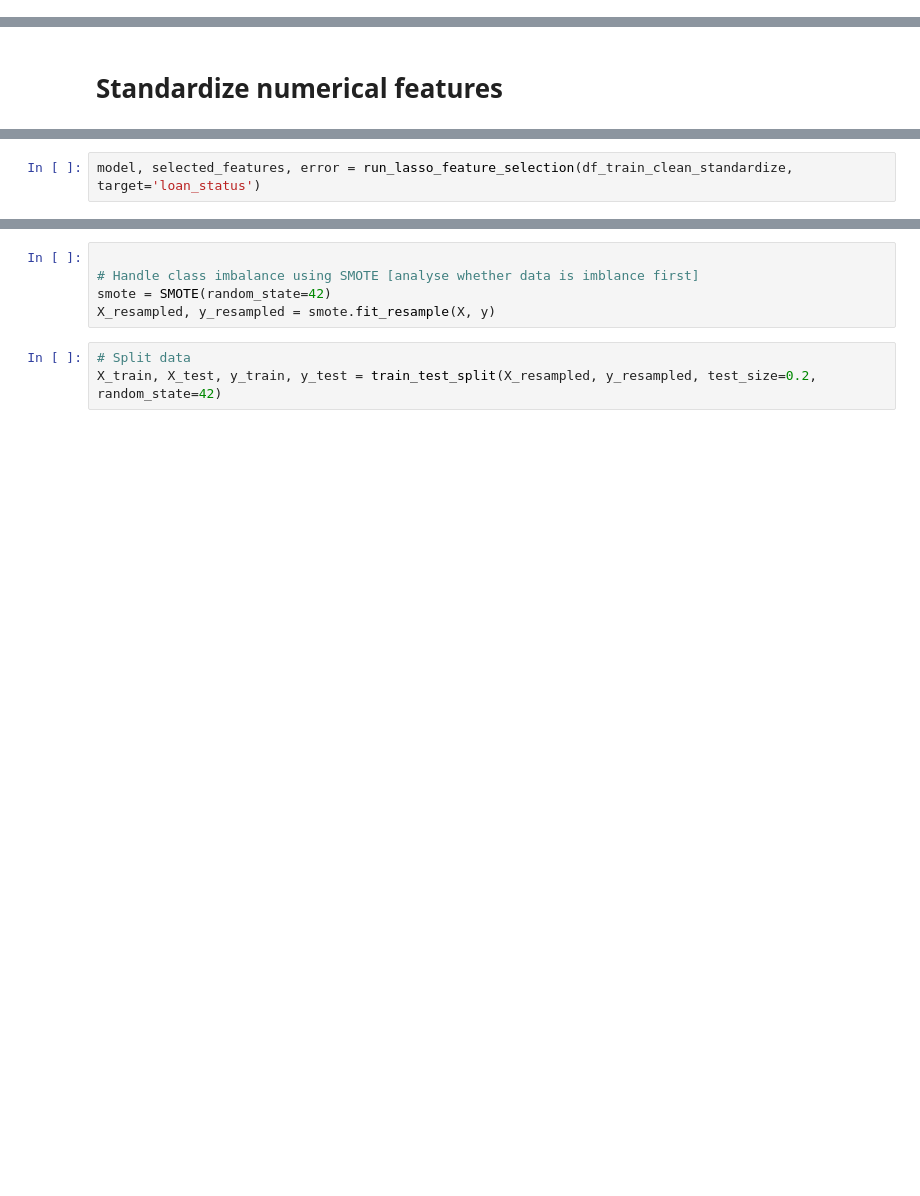
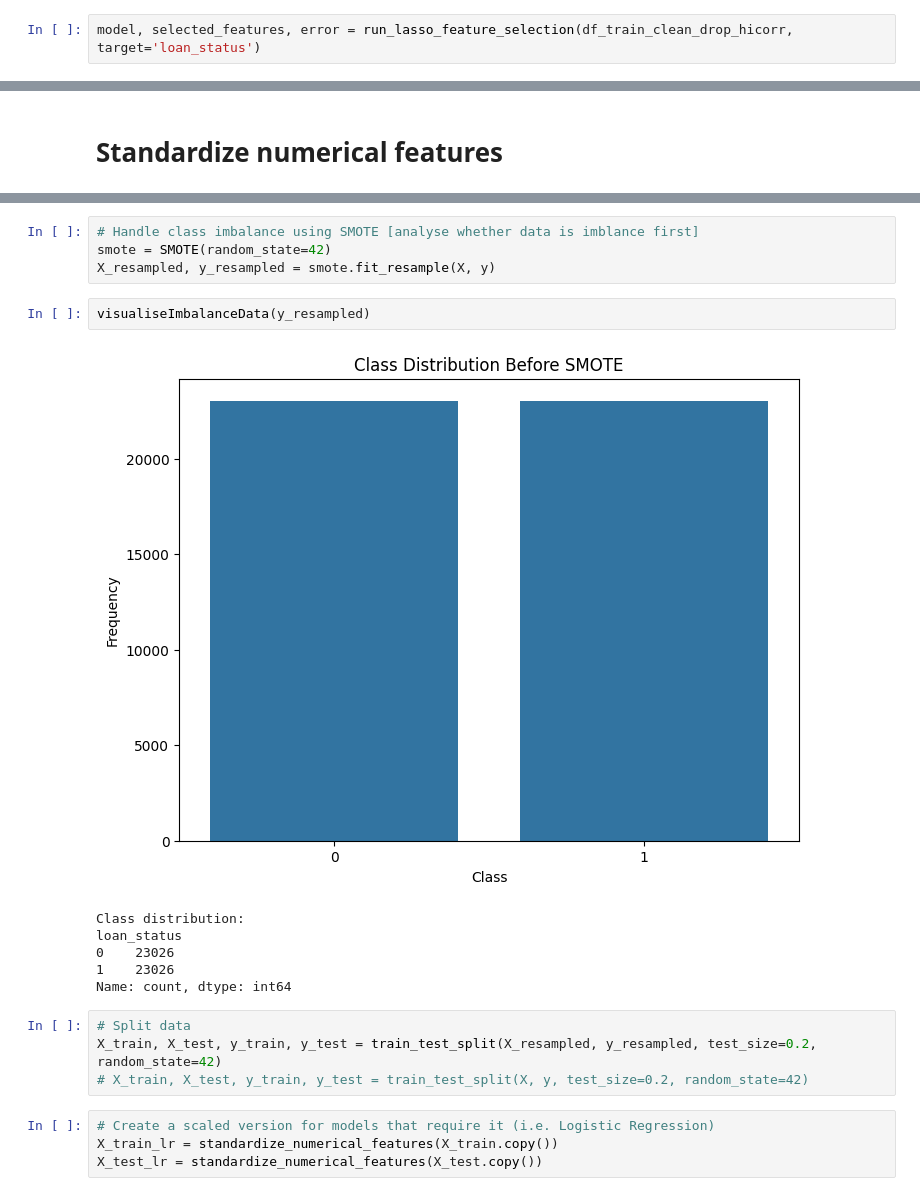
Before and after one commit to dhanmoti/ml-exercise, a Jupyter notebook: SMU_FNCE685_G2_PD_Prediction_v2.ipynb, the cells around one changed output, grey strips where cells are left out. Cells and saved outputs as stored; diff of their text form; blank space fills up the shorter version.

Commit message:
Complete first models without feature engineering

```diff
--- a/SMU_FNCE685_G2_PD_Prediction_v2.ipynb
+++ b/SMU_FNCE685_G2_PD_Prediction_v2.ipynb
@@ -412,0 +524,2 @@ memory usage: 1.6 MB
+# %%
+model, selected_features, error = run_lasso_feature_selection(df_train_clean_drop_hicorr, target='loan_status')
@@ -421,2 +530,0 @@ df_train_clean_standardize = standardize_numerical_features(df_train_clean)
-# %%
-model, selected_features, error = run_lasso_feature_selection(df_train_clean_standardize, target='loan_status')
@@ -433,11 +579,24 @@ X.info()
 # %%
-
 # Handle class imbalance using SMOTE [analyse whether data is imblance first]
 smote = SMOTE(random_state=42)
 X_resampled, y_resampled = smote.fit_resample(X, y)
+# %%
+visualiseImbalanceData(y_resampled)
+# %% [output]
+[figure, added]
+Class distribution:
+loan_status
+0    23026
+1    23026
+Name: count, dtype: int64
 # %%
 # Split data
 X_train, X_test, y_train, y_test = train_test_split(X_resampled, y_resampled, test_size=0.2, random_state=42)
+# X_train, X_test, y_train, y_test = train_test_split(X, y, test_size=0.2, random_state=42)
+# %%
+# Create a scaled version for models that require it (i.e. Logistic Regression)
+X_train_lr = standardize_numerical_features(X_train.copy())
+X_test_lr = standardize_numerical_features(X_test.copy())
 # %%
 # Define models
 models = {
```
Also changed, not shown: parts of 26 cells of this notebook.
